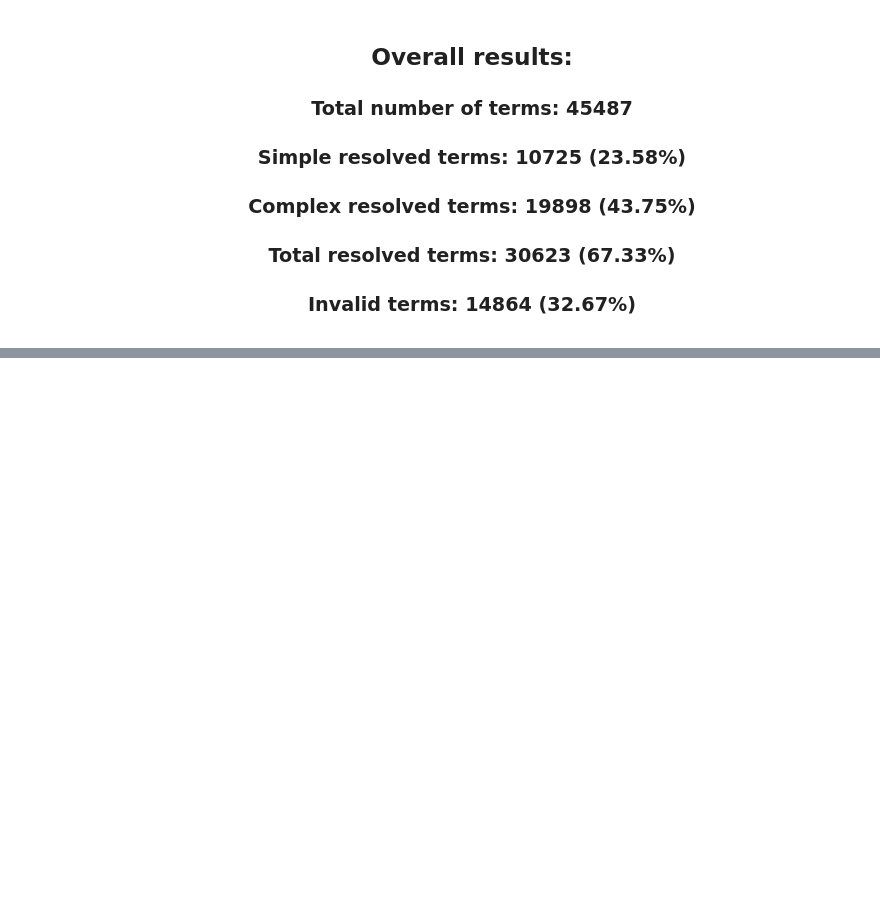
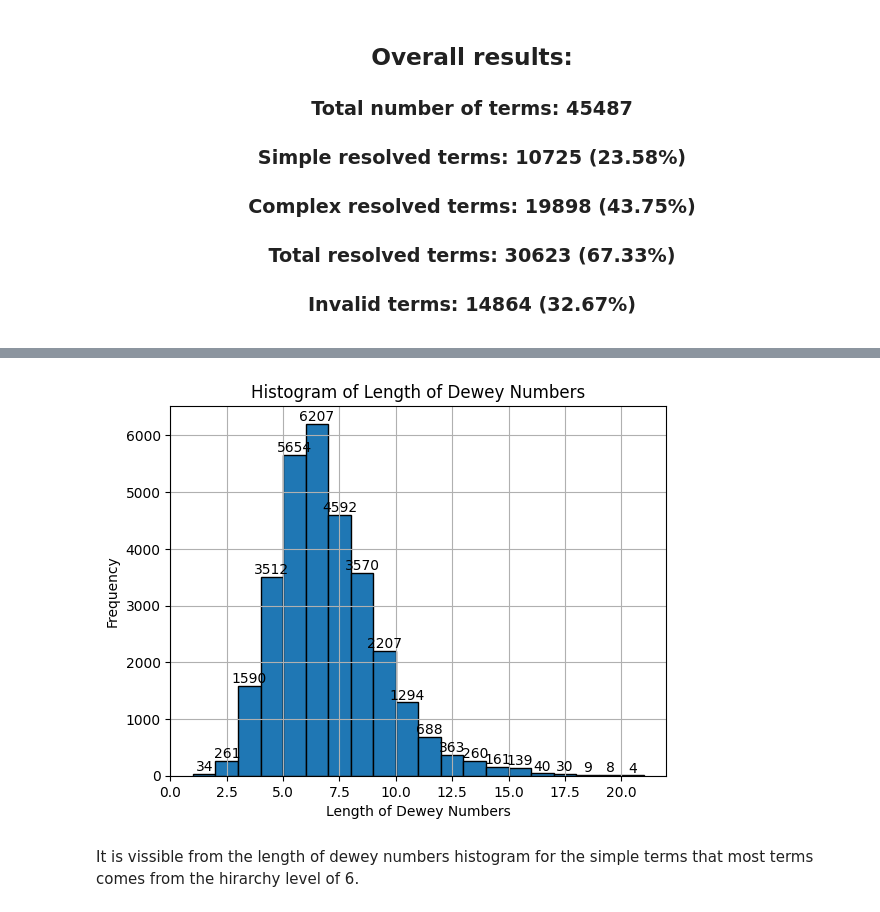
Before and after one commit to ahsanali2000/KSS-data-analysis, a Jupyter notebook: 4 overall_data_analysis.ipynb, the cells around one changed output, grey strips where cells are left out. Drawn from its saved outputs; the diff is of its cells as text; code cells hidden in the pictures; blank space fills up the shorter version.

```diff
--- a/4 overall_data_analysis.ipynb
+++ b/4 overall_data_analysis.ipynb
@@ -118,0 +186,17 @@ We can see that 19898 terms are complex resolved terms which means that these te
+# %%
+all_dewey_terms_length=pd.concat([df_complex_resolved_terms['lenth_of_dewey_numbers'], df_with_valid_reponse_from_API['lenth_of_dewey_numbers']])
+
+all_dewey_terms_length = all_dewey_terms_length.reset_index(drop=True)
+# %%
+counts, bins, _= plt.hist(all_dewey_terms_length, bins=range(min(all_dewey_terms_length), max(all_dewey_terms_length) + 2, 1), edgecolor='black')
+for count, bin_edge in zip(counts, bins[:-1]):
+    plt.text(bin_edge + 0.5, count + 0.5, int(count), ha='center', va='bottom', fontsize=10)
+plt.xlabel('Length of Dewey Numbers')
+plt.ylabel('Frequency')
+plt.title('Histogram of Length of Dewey Numbers')
+plt.grid(True)
+plt.show()
+# %% [output]
+[figure, added]
+# %% [markdown]
+It is vissible from the length of dewey numbers histogram for the simple terms that most terms comes from the hirarchy level of 6.
```
Also changed, not shown: parts of 9 cells of this notebook, 2 other files.
